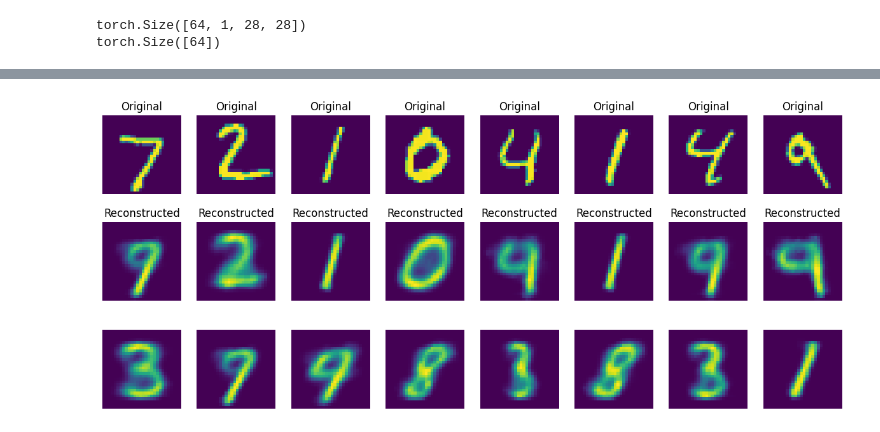
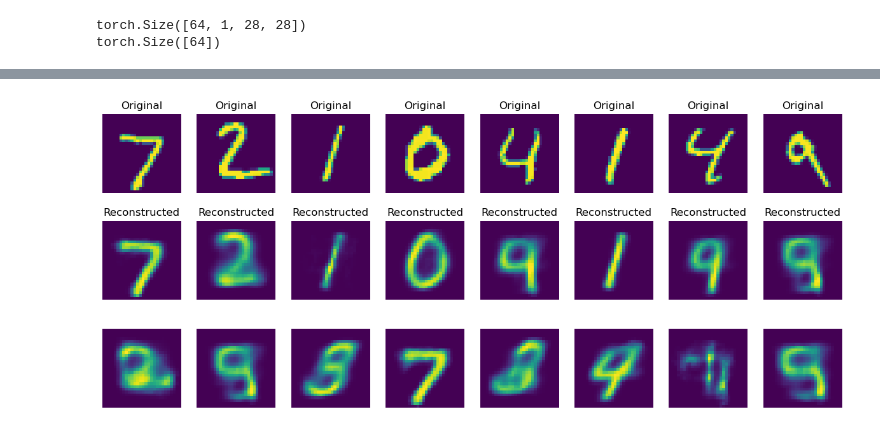
Before and after one commit to Nanashi-bot/autoencoder, a Jupyter notebook: betaVAE.ipynb, the cells around one changed output, grey strips where cells are left out. Cells and saved outputs as stored; diff of their text form; code cells hidden in the pictures.

```diff
--- a/betaVAE.ipynb
+++ b/betaVAE.ipynb
@@ -106,7 +105,7 @@ class VAE(nn.Module):
 # %%
 model = VAE()
 optimizer = optim.Adam(model.parameters(), lr=1e-3)
-num_epochs = 10
+num_epochs = 50
 # %%
 def loss_function(recon_x, x, mu, logvar):
     # Reconstruction loss
@@ -115,12 +114,14 @@ def loss_function(recon_x, x, mu, logvar):
     return BCE + KLD
 # %%
 def train(model, train_loader, optimizer, num_epochs):
+    model.to('cuda')
     model.train()
     for epoch in range(num_epochs):
         total_loss = 0
         for batch_idx, (data, _) in enumerate(train_loader):
             optimizer.zero_grad()
             data = data.view(data.size(0), -1)
+            data=data.to('cuda')
             recon_batch, mu, logvar = model(data)
             loss = loss_function(recon_batch, data, mu, logvar)
             loss.backward()
@@ -145,33 +143,33 @@ num_epochs = 5
 # %%
 def check_reconstruction(model, test_loader):
     model.eval()  # Set the model to evaluation mode
-
+    model.to('cpu')
     with torch.no_grad():
         for data, _ in test_loader:
             data = data.view(data.size(0), -1)  # Flatten images
             recon_batch, _, _ = model(data)  # Get the reconstructed images
 
             # Show the original and reconstructed images
             n = 8
             comparison = torch.cat([data[:n], recon_batch[:n]])
             comparison = comparison.view(-1, 1, 28, 28)  # Reshape for plotting
             # Plotting
             fig, axes = plt.subplots(nrows=2, ncols=n, figsize=(15, 4))
             for i in range(n):
                 axes[0, i].imshow(comparison[i].cpu().numpy().squeeze())
                 axes[0, i].set_title("Original")
                 axes[0, i].axis('off')
 
                 axes[1, i].imshow(comparison[n + i].cpu().numpy().squeeze())
                 axes[1, i].set_title("Reconstructed")
                 axes[1, i].axis('off')
 
             plt.show()
             break
 
 check_reconstruction(model, test_loader)
 # %% [output]
-[figure, old version]
+[figure, new version]
 # %%
 # CREATE NEW SAMPLES NOW
 
@@ -195,4 +193,4 @@ for i in range(num_images):
     axes[i].axis('off')
 plt.show()
 # %% [output]
-[figure, old version]
+[figure, new version]
```
Also changed, not shown: parts of 6 cells of this notebook.
